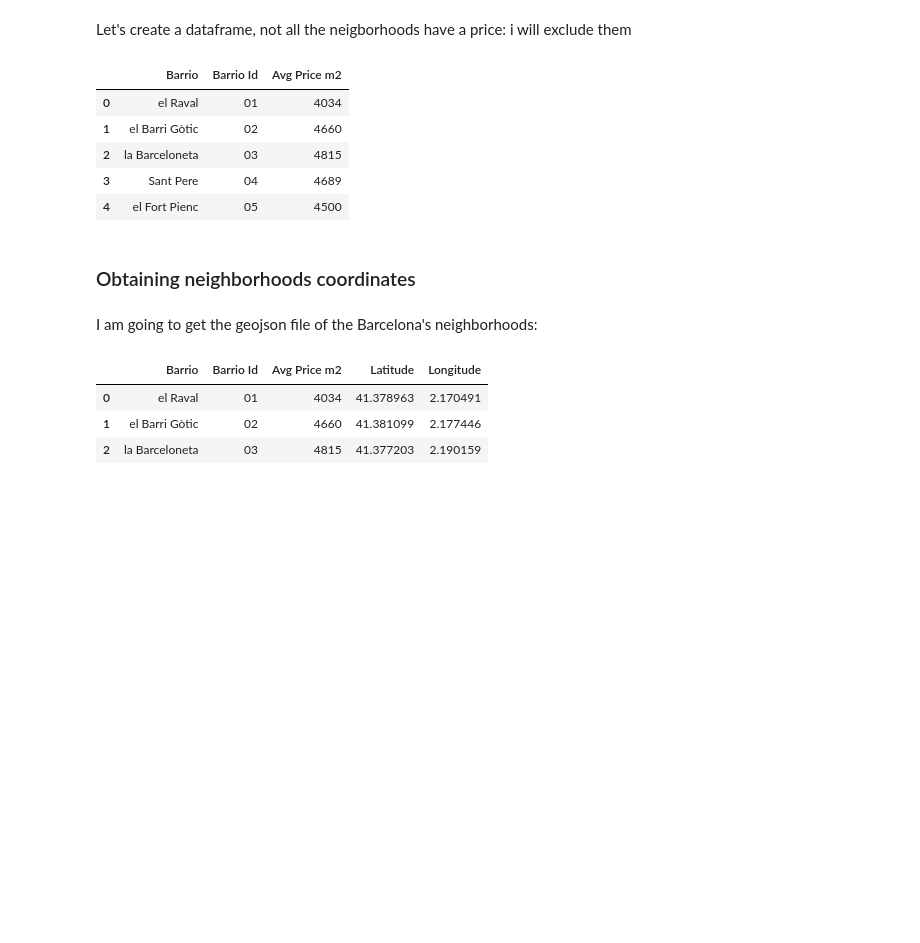
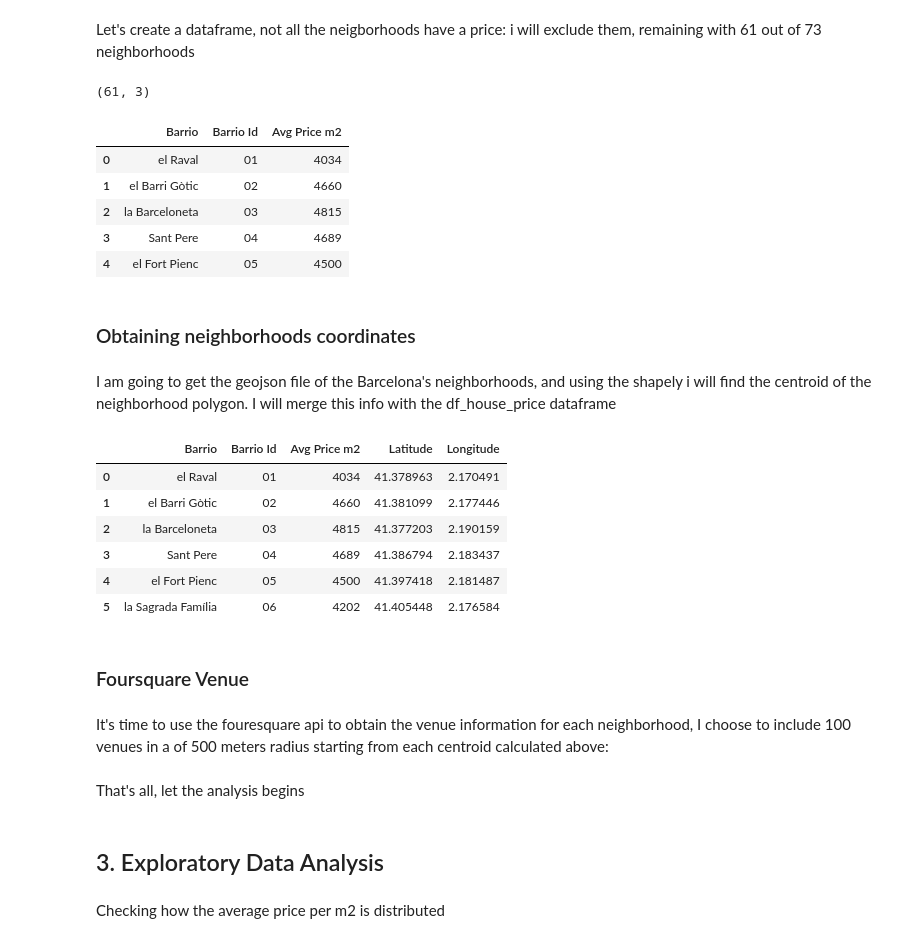
Before and after one commit to WarioDoor/Coursera_Capstone, a Jupyter notebook: Barcellona Barrios Foursquare.ipynb, the cells around one changed output. Cells and saved outputs as stored; diff of their text form; code cells hidden in the pictures; blank space fills up the shorter version.

```diff
--- a/Barcellona Barrios Foursquare.ipynb
+++ b/Barcellona Barrios Foursquare.ipynb
@@ -92,7 +100,7 @@ for t in tr_elements:
     else:
         barrios_list.append({'Barrio Id': barrio_id[0], 'Barrio': barrio_id[1], 'Avg Price m2': None})
 # %% [markdown]
-Let's create a dataframe, not all the neigborhoods have a price: i will exclude them
+Let's create a dataframe, not all the neigborhoods have a price: i will exclude them, remaining with 61 out of 73 neighborhoods
 # %%
 # creating the df for prices
 df_house_price= pd.DataFrame(barrios_list, columns= ['Barrio', 'Barrio Id', 'Avg Price m2'])
@@ -106,8 +114,10 @@ df_house_price['Avg Price m2']= df_house_price['Avg Price m2'].astype(int)
 # converting barrio_id, inserting liding 0 for less than 2 figures, for Geojson file compatibility
 df_house_price['Barrio Id']= df_house_price['Barrio Id'].str.replace('.', '').str.zfill(2)
 
+print(df_house_price.shape)
 df_house_price[:5]
 # %% [output]
+(61, 3)
 |  | Barrio | Barrio Id | Avg Price m2 |
 | 0 | el Raval | 01 | 4034 |
 | 1 | el Barri Gòtic | 02 | 4660 |
@@ -117,7 +127,7 @@ df_house_price[:5]
 # %% [markdown]
 ### Obtaining neighborhoods coordinates
 # %% [markdown]
-I am going to get the geojson file of the Barcelona's neighborhoods:
+I am going to get the geojson file of the Barcelona's neighborhoods, and using the shapely i will find the centroid of the neighborhood polygon. I will merge this info with the df_house_price dataframe
 # %%
 url= 'https://raw.githubusercontent.com/martgnz/bcn-geodata/master/barris/barris_geo.json'
 geojson = requests.get(url).json()
@@ -136,9 +146,16 @@ for p in geojson['features']:
     poly_list.append(barrio_poly)
 # %%
 df_price_coord= df_house_price.merge(pd.DataFrame(poly_list), how= 'left', on= 'Barrio Id')
-df_price_coord[:3]
+df_price_coord[:6]
 # %% [output]
 |  | Barrio | Barrio Id | Avg Price m2 | Latitude | Longitude |
 | 0 | el Raval | 01 | 4034 | 41.378963 | 2.170491 |
 | 1 | el Barri Gòtic | 02 | 4660 | 41.381099 | 2.177446 |
 | 2 | la Barceloneta | 03 | 4815 | 41.377203 | 2.190159 |
+| 3 | Sant Pere | 04 | 4689 | 41.386794 | 2.183437 |
+| 4 | el Fort Pienc | 05 | 4500 | 41.397418 | 2.181487 |
+| 5 | la Sagrada Família | 06 | 4202 | 41.405448 | 2.176584 |
+# %% [markdown]
+### Foursquare Venue
+# %% [markdown]
+It's time to use the fouresquare api to obtain the venue information for each neighborhood, I choose to include 100 venues in a of 500 meters radius starting from each centroid calculated above:
@@ -144,0 +216,6 @@ df_price_coord[:3]
+# %% [markdown]
+That's all, let the analysis begins
+# %% [markdown]
+## 3. Exploratory Data Analysis
+# %% [markdown]
+Checking how the average price per m2 is distributed
```
Also changed, not shown: parts of 59 cells of this notebook.
